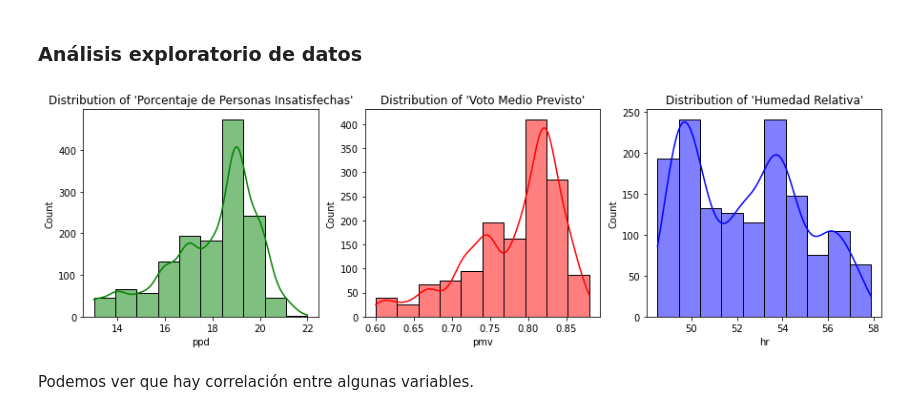
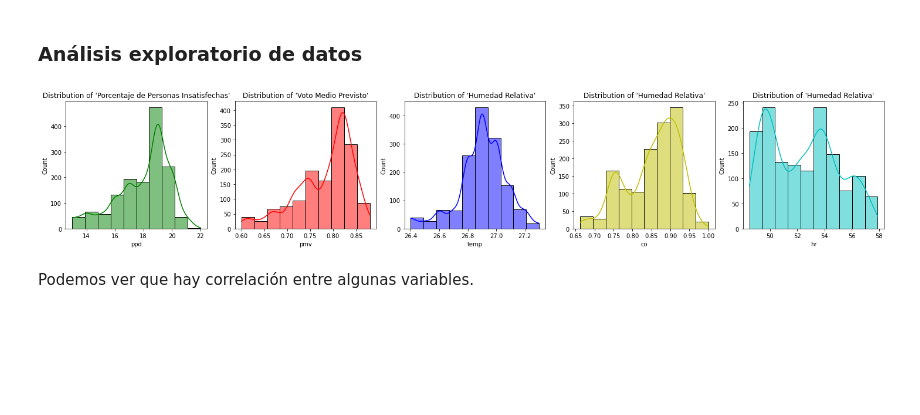
Before and after one commit to gaticavm9/Analisis-Datos-TPCD, a Jupyter notebook: main.ipynb, the cells around one changed output. Cells and saved outputs as stored; diff of their text form; code cells hidden in the pictures; blank space fills up the shorter version.

```diff
--- a/main.ipynb
+++ b/main.ipynb
@@ -57,5 +76,5 @@ Podemos ver que hay variables de tipo object y otras que no son necesarias para
 # %%
-df = df[['ppd','pmv','hr','co2','co','no2','c2h5ch','voc','pm10','pm25']]
+df = df[['ppd','pmv','hr','temp','co2','co','no2','c2h5ch','voc','pm10','pm25']]
 df.info()
 # %% [output]
 <class 'pandas.core.frame.DataFrame'>
@@ -82,24 +102,34 @@ df.rename(columns = {"c2h5ch": "etanol"}, inplace = True)
 # %% [markdown]
 ### Análisis exploratorio de datos
 # %%
-fig, axes = plt.subplots(1, 3, figsize=(15, 4))
+fig, axes = plt.subplots(1, 5, figsize=(25, 4))
 
 sns.histplot(ax = axes[0], x = df["ppd"],
              bins = 10,
              kde = True,
              color = "g").set(title = "Distribution of 'Porcentaje de Personas Insatisfechas'");
 
 sns.histplot(ax = axes[1], x = df["pmv"],
              bins = 10,
              kde = True,
              color = "r").set(title = "Distribution of 'Voto Medio Previsto'");
 
-sns.histplot(ax = axes[2], x = df["hr"],
+sns.histplot(ax = axes[2], x = df["temp"],
              bins = 10,
              kde = True,
              color = "b").set(title = "Distribution of 'Humedad Relativa'");
+
+sns.histplot(ax = axes[3], x = df["co"],
+             bins = 10,
+             kde = True,
+             color = "y").set(title = "Distribution of 'Humedad Relativa'");
+
+sns.histplot(ax = axes[4], x = df["hr"],
+             bins = 10,
+             kde = True,
+             color = "c").set(title = "Distribution of 'Humedad Relativa'");
 # %% [output]
-[figure, old version]
+[figure, new version]
 # %% [markdown]
 Podemos ver que hay correlación entre algunas variables.
 # %% [markdown]
```
Also changed, not shown: parts of 21 cells of this notebook.
